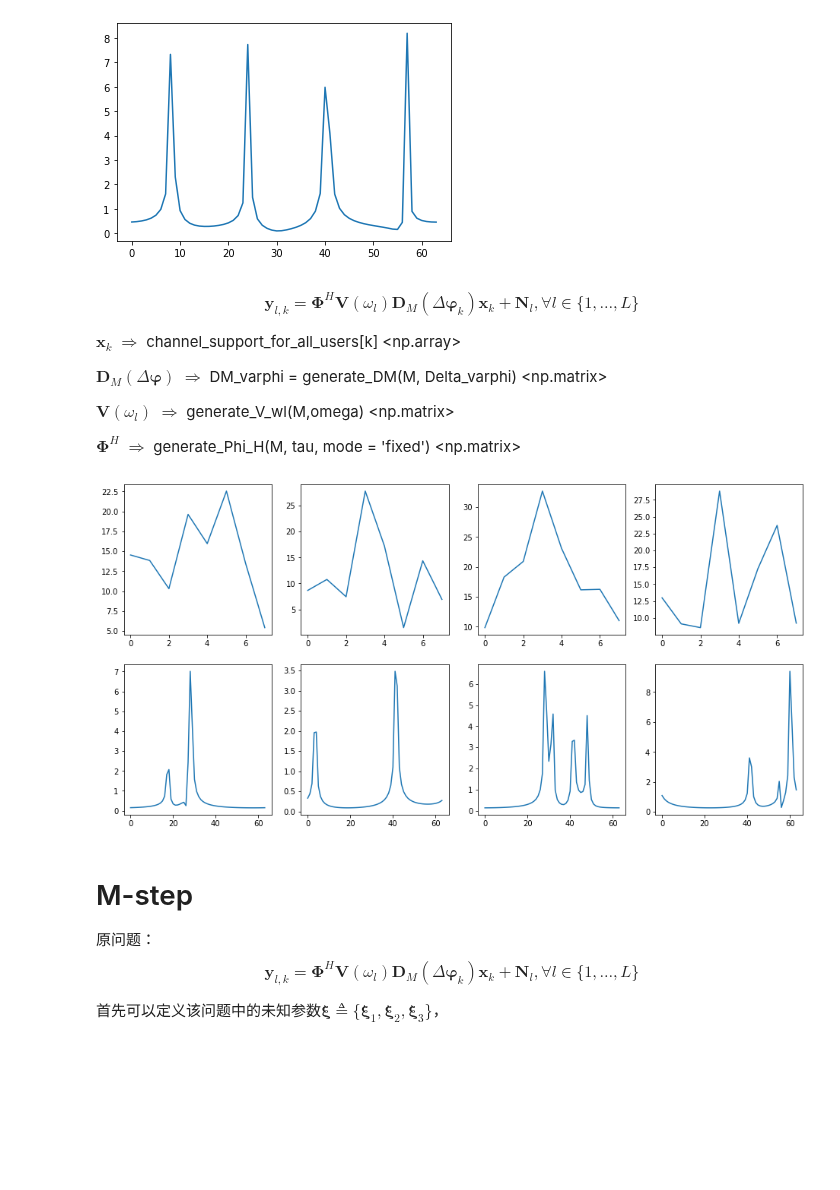
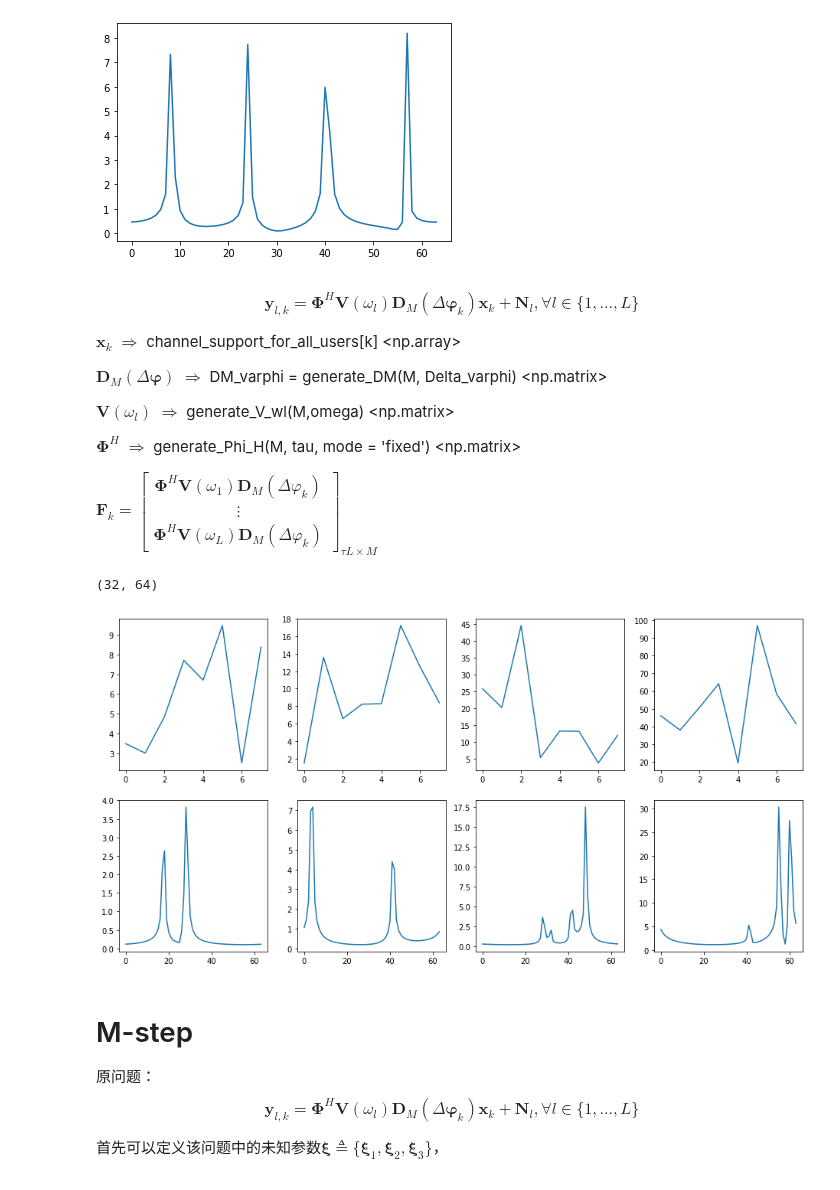
Before and after one commit to Brook1711/RIS-Angular-Domain, a Jupyter notebook: code_main/Alg.ipynb, the cells around one changed output. Drawn from its saved outputs; the diff is of its cells as text; code cells hidden in the pictures; blank space fills up the shorter version.

```diff
--- a/code_main/Alg.ipynb
+++ b/code_main/Alg.ipynb
@@ -128,7 +128,7 @@ plt.subplot(2,1,1)
 
 r = gamma.rvs(alpha_1, 0, beta_1, size = 64)
 
-Beta_true = np.random.normal(0, np.sqrt(r), M)
+Beta_true = np.random.normal(0, np.power(r, -0.5), M)
 # Beta_true = np.ones(M)
 
 a_M_k = np.array([[np.complex128(0) for m in range(M)] for k in range(K)])
@@ -274,39 +276,55 @@ ${\mathbf D}_M(\Delta {\boldsymbol \varphi})$ $\Longrightarrow$ DM_varphi = gene
 ${\mathbf V}(\omega_l) $ $\Longrightarrow$ generate_V_wl(M,omega) <np.matrix>
 
 ${\mathbf \Phi}^H $ $\Longrightarrow $ generate_Phi_H(M, tau, mode = 'fixed') <np.matrix>
+
+$\mathbf{F}_k=\left[\begin{array}{c}
+\mathbf{\Phi}^{H} \mathbf{V}\left(\omega_{1}\right) \mathbf{D}_{M}\left(\Delta \varphi_{k}\right) \\
+\vdots \\
+\mathbf{\Phi}^{H} \mathbf{V}\left(\omega_{L}\right) \mathbf{D}_{M}\left(\Delta \varphi_{k}\right)
+\end{array}\right]_{\tau L \times M}$
 # %%
 # generate 2D object list P_lk
 def generate_P(M, K, Phi_H, Delta_omega, Omega_support, Delta_varphi, channel_support_for_all_users):
     Omega_grid = Varphi_grid = np.array([m/M if m/M < 0.5 else m/M - 1 for m in range(M)])
     P = []
+    F_K_list = [[] for k in range(K)]
+    FK = [0 for k in range(K)]
     for m, s_omega in enumerate(Omega_support):
         if s_omega != 1:
             continue
         P_l_tmp = []
 
         for k in range(K):
-            P_lk = Phi_H * generate_V_wl(M, Omega_grid[m] + Delta_omega[m]) * generate_DM(M, Delta_varphi) * np.reshape(np.mat(channel_support_for_all_users[k]), (M, 1))
+            F_kl = Phi_H * generate_V_wl(M, Omega_grid[m] + Delta_omega[m]) * generate_DM(M, Delta_varphi)
+            P_lk = F_kl * np.reshape(np.mat(Beta_true *channel_support_for_all_users[k]), (M, 1))
             P_l_tmp.append(P_lk)
+            F_K_list[k].append(F_kl)
         P.append(P_l_tmp)
 
-    return P
+    for k in range(K):
+        FK[k] = np.vstack(F_K_list[k])
+    return P, FK
 
-P = generate_P( M, K,
+
+P, FK = generate_P( M, K,
                 Phi_H=Phi_H,
                 Delta_omega=Delta_omega,
                 Omega_support=Omega_support,
                 Delta_varphi=Delta_varphi,
                 channel_support_for_all_users=channel_support_for_all_users)
 
 
 plt.figure(figsize=(16,8))
 for k in range(K):
     plt.subplot(2,K,k+1)
     plt.plot(np.abs(P[0][k]))
     plt.subplot(2,K,K+k+1)
     plt.plot(range(M), np.abs(a_M_k_DFT[k]))
+
+print(np.shape(FK[0]))
 # %% [output]
+(32, 64)
-[figure, old version]
+[figure, new version]
 # %% [markdown]
 # M-step
 
```
Also changed, not shown: parts of 3 cells of this notebook.
